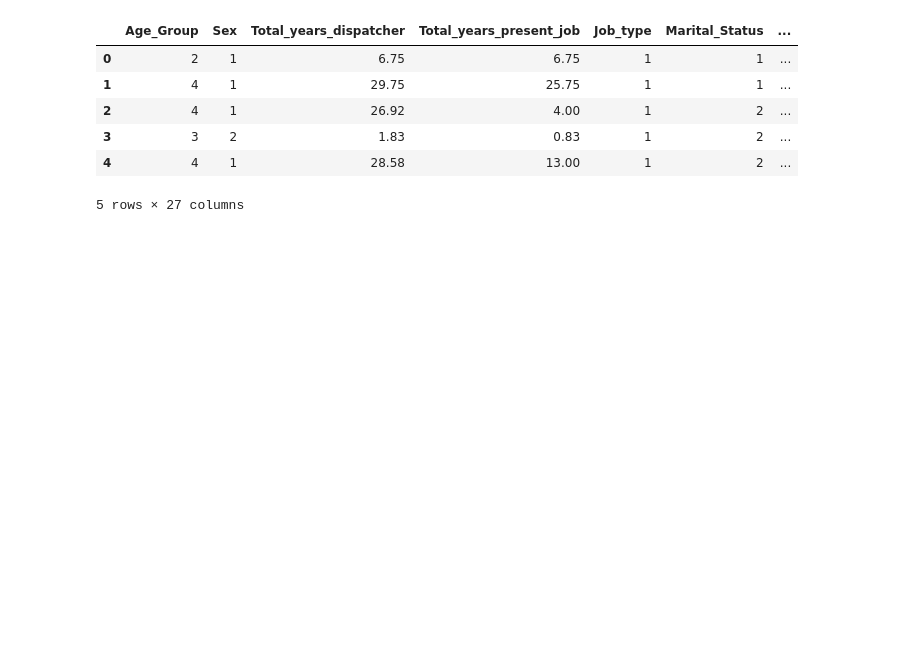
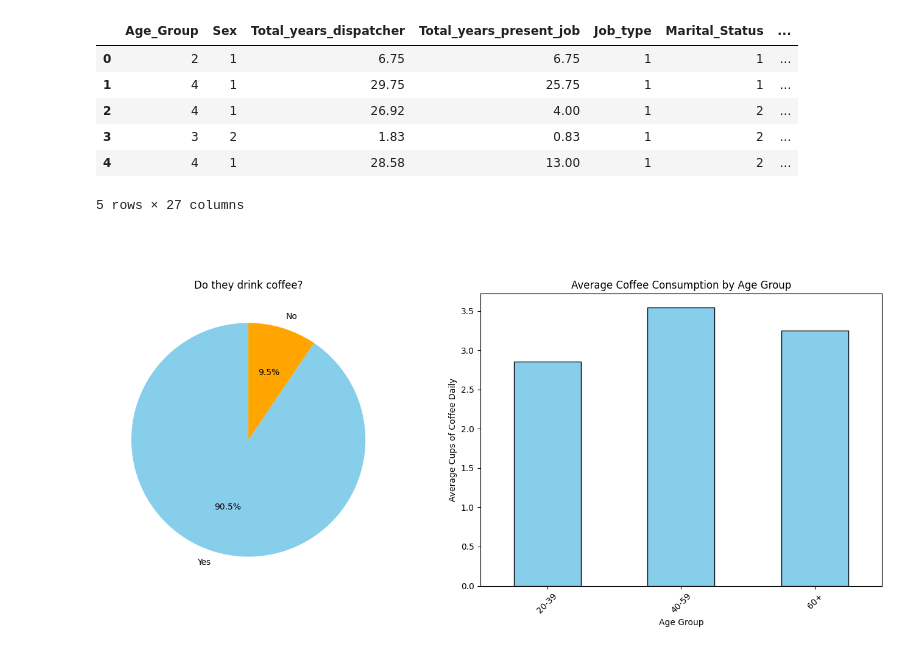
Before and after one commit to Nippe92/datareduction-task, a Jupyter notebook: railroad.ipynb, the cells around one changed output. Saved outputs shown, nothing was run; the diff lists cells and outputs as text; code cells hidden in the pictures; blank space fills up the shorter version.

Commit message:
caffeine intake with sleep test

```diff
--- a/railroad.ipynb
+++ b/railroad.ipynb
@@ -760,3 +760,31 @@ railroad_df_clean.head()
 5 rows × 27 columns
 # %% [markdown]
 ###
+# %%
+
+
+# Förbered data för pajdiagram
+caff_beverages_counts = railroad_df_clean['Caff_Beverages'].map({1: 'Yes', 2: 'No'}).value_counts()
+
+# Förbered data för stapeldiagram
+age_grouped_caffeine = railroad_df_clean.groupby('Age_Group_Grouped')['If_yes_how_many_daily'].mean()
+
+# Skapa subplots
+fig, axes = plt.subplots(1, 2, figsize=(14, 6))
+
+# Pajdiagram
+axes[0].pie(caff_beverages_counts, labels=caff_beverages_counts.index, autopct='%1.1f%%', startangle=90, colors=['skyblue', 'orange'])
+axes[0].set_title('Do they drink coffee?')
+
+# Stapeldiagram
+age_grouped_caffeine.plot(kind='bar', ax=axes[1], color='skyblue', edgecolor='black')
+axes[1].set_title('Average Coffee Consumption by Age Group')
+axes[1].set_xlabel('Age Group')
+axes[1].set_ylabel('Average Cups of Coffee Daily')
+axes[1].set_xticklabels(age_grouped_caffeine.index, rotation=45)
+
+# Justera layout och visa diagram
+plt.tight_layout()
+plt.show()
+# %% [output]
+[figure, added]
```
Also changed, not shown: parts of 8 cells of this notebook.
